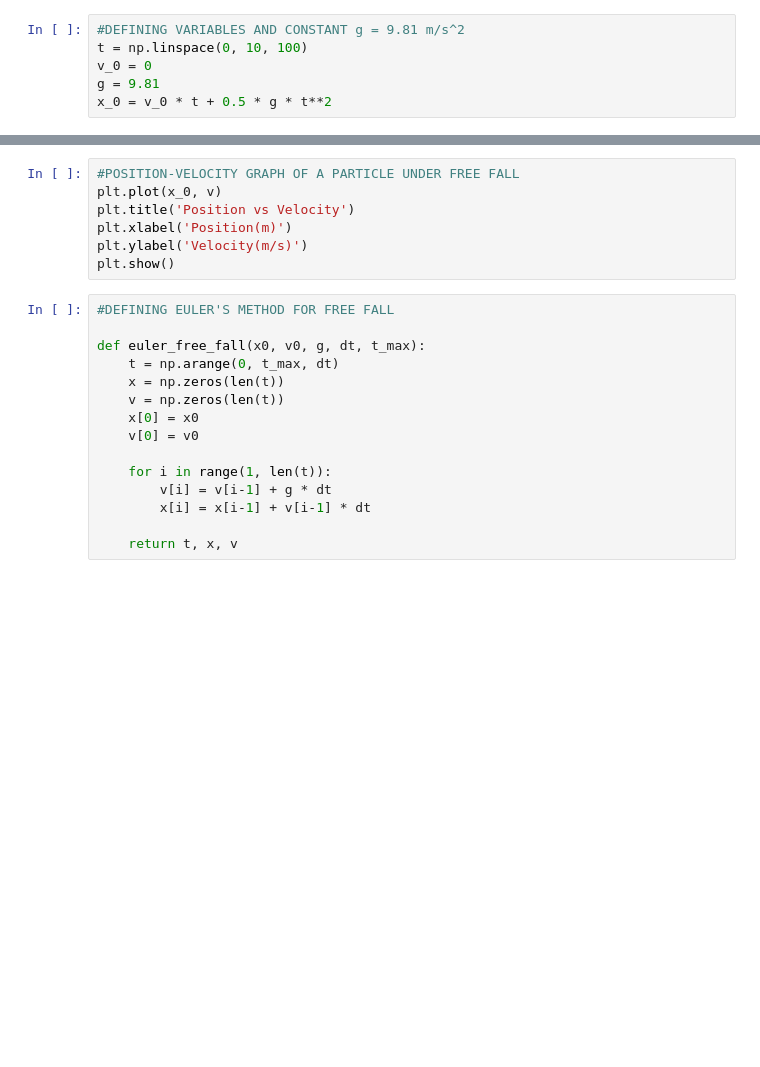
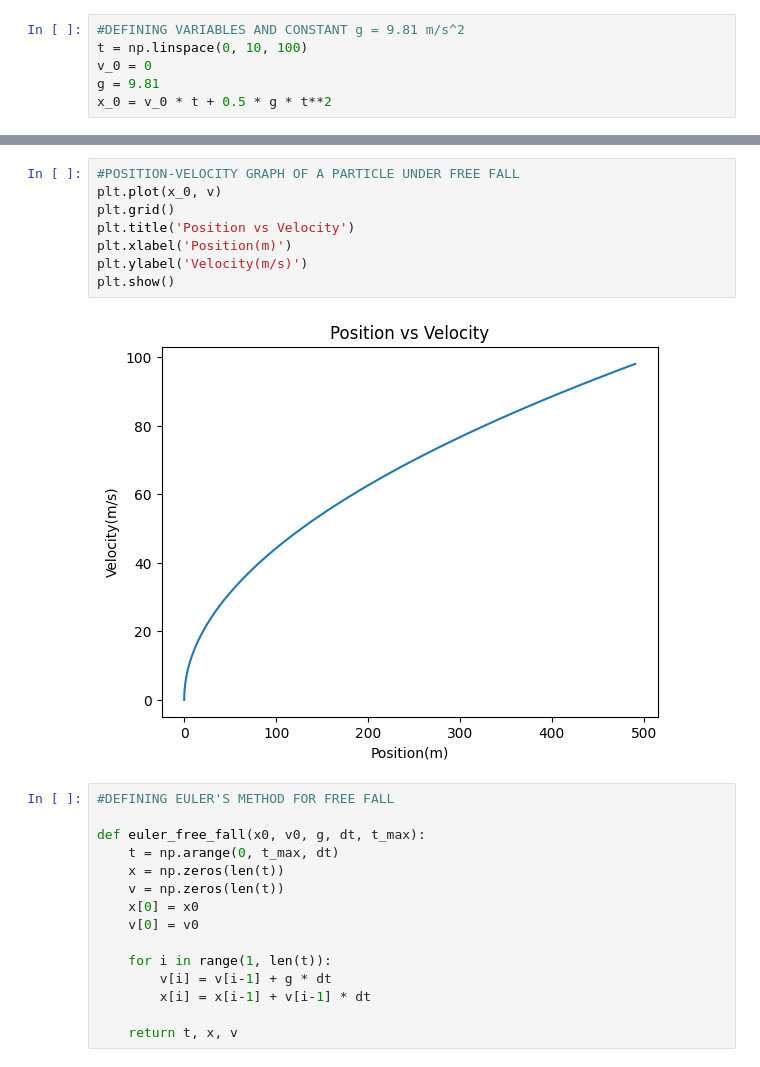
Before and after one commit to Rivu-Codez/Physics-With-Python, a Jupyter notebook: IdealFreeFall.ipynb, the cells around one changed output, grey strips where cells are left out. Drawn from its saved outputs; the diff is of its cells as text; blank space fills up the shorter version.

```diff
--- a/IdealFreeFall.ipynb
+++ b/IdealFreeFall.ipynb
@@ -27,10 +33,13 @@ plt.show()
 # %%
 #POSITION-VELOCITY GRAPH OF A PARTICLE UNDER FREE FALL
 plt.plot(x_0, v)
+plt.grid()
 plt.title('Position vs Velocity')
 plt.xlabel('Position(m)')
 plt.ylabel('Velocity(m/s)')
 plt.show()
+# %% [output]
+[figure, added]
 # %%
 #DEFINING EULER'S METHOD FOR FREE FALL
 
```
Also changed, not shown: parts of 3 cells of this notebook.
